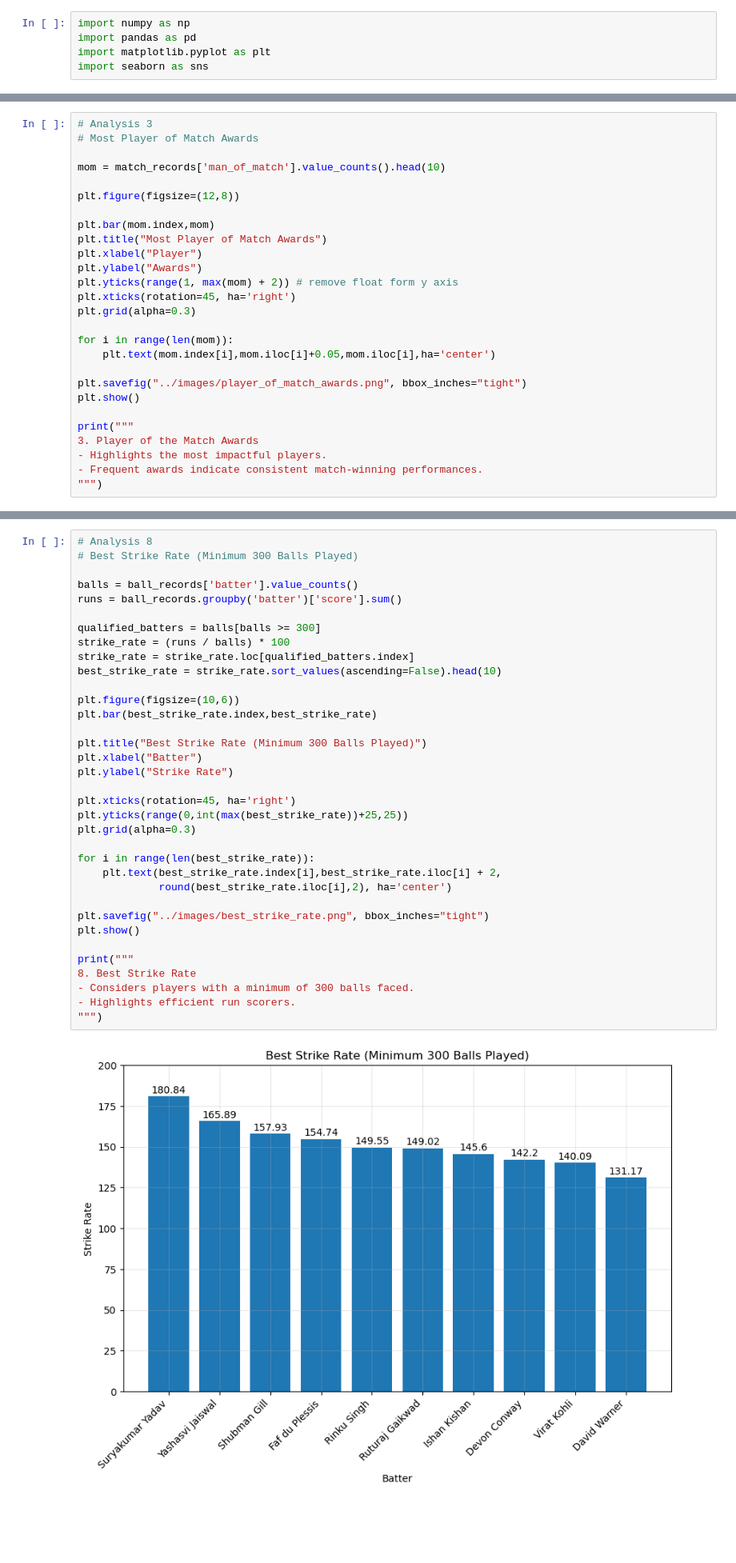
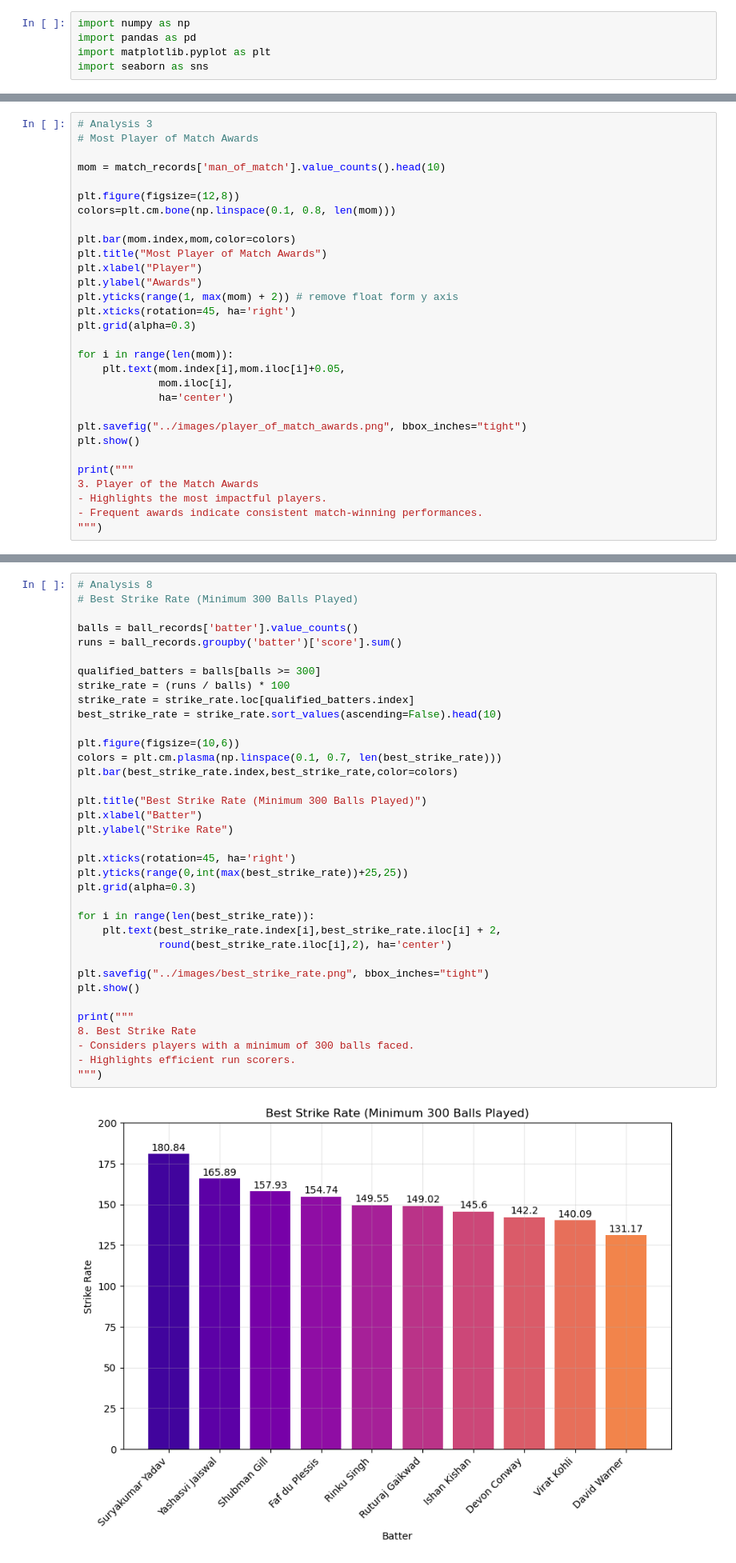
Before and after one commit to rBrijesh5/IPL-Data-Analysis, a Jupyter notebook: notebooks/IPL_Data_Analysis.ipynb, the cells around one changed output, grey strips where cells are left out. Shown at 80% size. Saved outputs shown, nothing was run; the diff lists cells and outputs as text; blank space fills up the shorter version.

```diff
--- a/notebooks/IPL_Data_Analysis.ipynb
+++ b/notebooks/IPL_Data_Analysis.ipynb
@@ -136,8 +139,9 @@ print("""
 mom = match_records['man_of_match'].value_counts().head(10)
 
 plt.figure(figsize=(12,8))
+colors=plt.cm.bone(np.linspace(0.1, 0.8, len(mom)))
 
-plt.bar(mom.index,mom)
+plt.bar(mom.index,mom,color=colors)
 plt.title("Most Player of Match Awards")
 plt.xlabel("Player")
 plt.ylabel("Awards")
@@ -146,7 +150,9 @@ plt.xticks(rotation=45, ha='right')
 plt.grid(alpha=0.3)
 
 for i in range(len(mom)):
-    plt.text(mom.index[i],mom.iloc[i]+0.05,mom.iloc[i],ha='center')
+    plt.text(mom.index[i],mom.iloc[i]+0.05,
+             mom.iloc[i],
+             ha='center')
 
 plt.savefig("../images/player_of_match_awards.png", bbox_inches="tight")
 plt.show()
@@ -309,35 +321,36 @@ balls = ball_records['batter'].value_counts()
 runs = ball_records.groupby('batter')['score'].sum()
 
 qualified_batters = balls[balls >= 300]
 strike_rate = (runs / balls) * 100
 strike_rate = strike_rate.loc[qualified_batters.index]
 best_strike_rate = strike_rate.sort_values(ascending=False).head(10)
 
 plt.figure(figsize=(10,6))
-plt.bar(best_strike_rate.index,best_strike_rate)
+colors = plt.cm.plasma(np.linspace(0.1, 0.7, len(best_strike_rate)))
+plt.bar(best_strike_rate.index,best_strike_rate,color=colors)
 
 plt.title("Best Strike Rate (Minimum 300 Balls Played)")
 plt.xlabel("Batter")
 plt.ylabel("Strike Rate")
 
 plt.xticks(rotation=45, ha='right')
 plt.yticks(range(0,int(max(best_strike_rate))+25,25))
 plt.grid(alpha=0.3)
 
 for i in range(len(best_strike_rate)):
     plt.text(best_strike_rate.index[i],best_strike_rate.iloc[i] + 2,
              round(best_strike_rate.iloc[i],2), ha='center')
 
 plt.savefig("../images/best_strike_rate.png", bbox_inches="tight")
 plt.show()
 
 print("""
 8. Best Strike Rate
 - Considers players with a minimum of 300 balls faced.
 - Highlights efficient run scorers.
 """)
 # %% [output]
-[figure, old version]
+[figure, new version]
 8. Best Strike Rate
 - Considers players with a minimum of 300 balls faced.
 - Highlights efficient run scorers.
```
Also changed, not shown: parts of 11 cells of this notebook, 13 other files.
